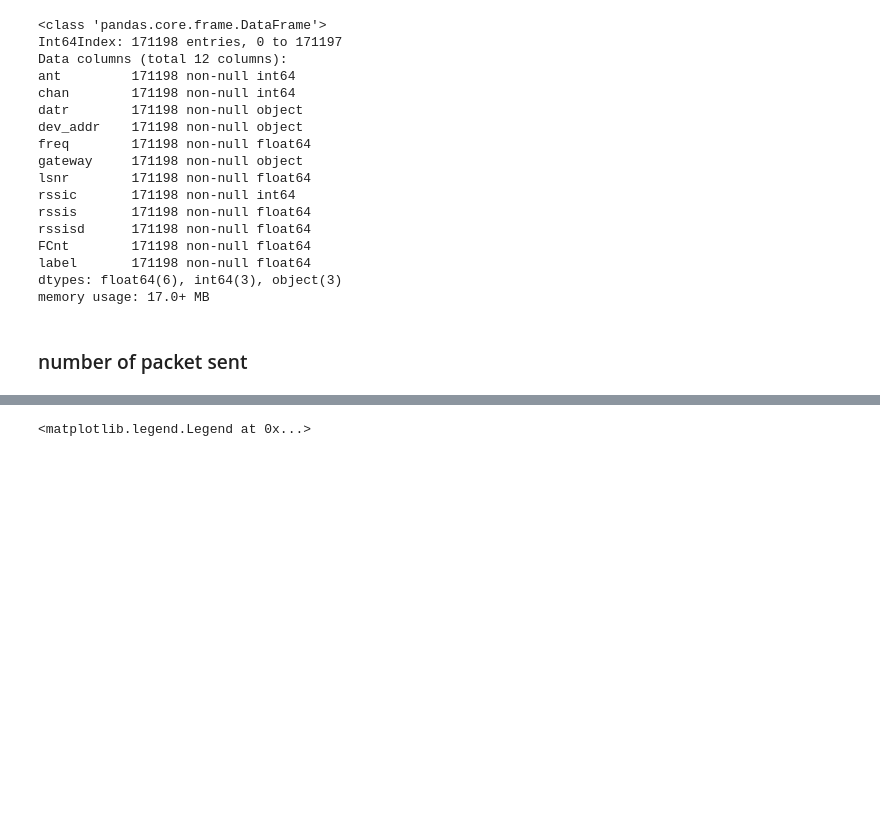
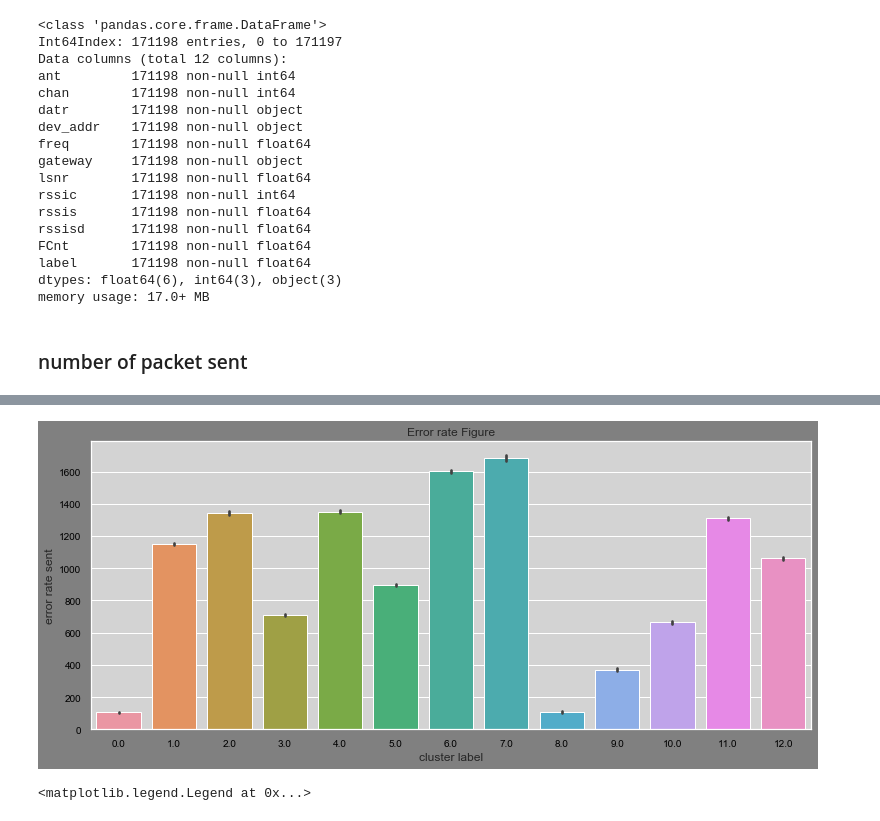
Before and after one commit to spiroskatsampiris/LoRaWAN, a Jupyter notebook: clean_data.ipynb, the cells around one changed output, grey strips where cells are left out. Saved outputs shown, nothing was run; the diff lists cells and outputs as text; code cells hidden in the pictures; blank space fills up the shorter version.

```diff
--- a/clean_data.ipynb
+++ b/clean_data.ipynb
@@ -577,3 +606,13 @@ plt.show()
+# %%
+fig = plt.figure(figsize=(10,4))
+ax = fig.add_axes([0,0,1,1])
+ax = sns.barplot(x="label", y="FCnt", data=data)
+plt.title('Error rate Figure')
+plt.xlabel('cluster label')
+plt.ylabel('error rate sent')
+plt.show()
+# %% [output]
+[figure, added]
 # %%
 fig = plt.figure(figsize=(16,4))
 sns.set(rc={'axes.facecolor':'lightgrey', 'figure.facecolor':'grey','xtick.color':'black','ytick.color':'black'\
```
Also changed, not shown: parts of 7 cells of this notebook.
